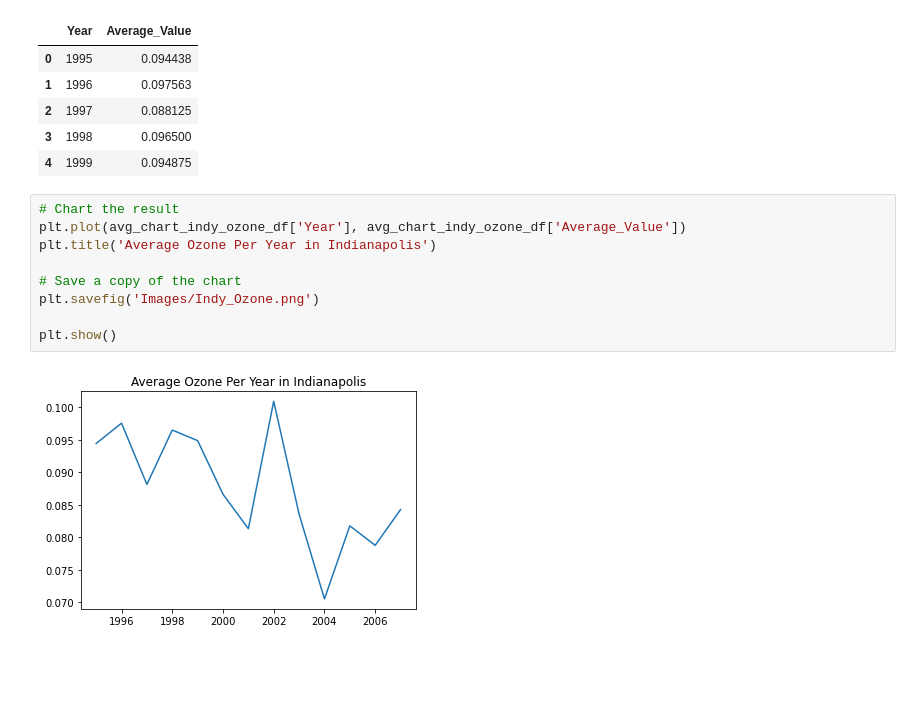
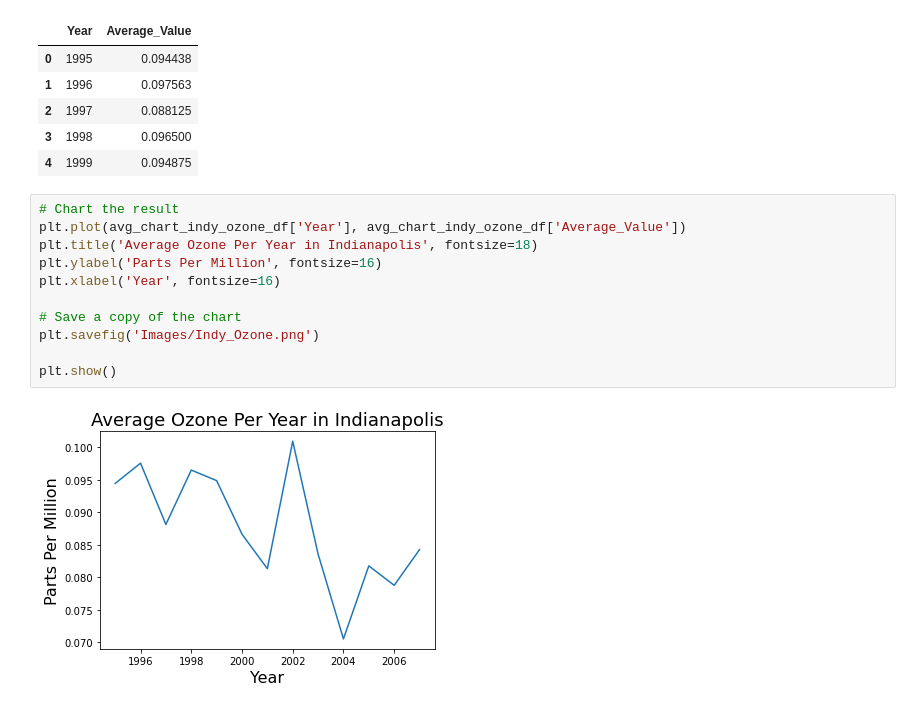
Before and after one commit to doublealogic/Climate-Change-ETL-Analysis, a Jupyter notebook: final_analysis.ipynb, the cells around one changed output. Cells and saved outputs as stored; diff of their text form; blank space fills up the shorter version.

Commit message:
Add x and y labels for line chart.

```diff
--- a/final_analysis.ipynb
+++ b/final_analysis.ipynb
@@ -80,11 +80,13 @@ avg_chart_indy_ozone_df.head()
 # %%
 # Chart the result
 plt.plot(avg_chart_indy_ozone_df['Year'], avg_chart_indy_ozone_df['Average_Value'])
-plt.title('Average Ozone Per Year in Indianapolis')
+plt.title('Average Ozone Per Year in Indianapolis', fontsize=18)
+plt.ylabel('Parts Per Million', fontsize=16)
+plt.xlabel('Year', fontsize=16)
 
 # Save a copy of the chart
 plt.savefig('Images/Indy_Ozone.png')
 
 plt.show()
 # %% [output]
-[figure, old version]
+[figure, new version]
```
Also changed, not shown: 1 other file.
